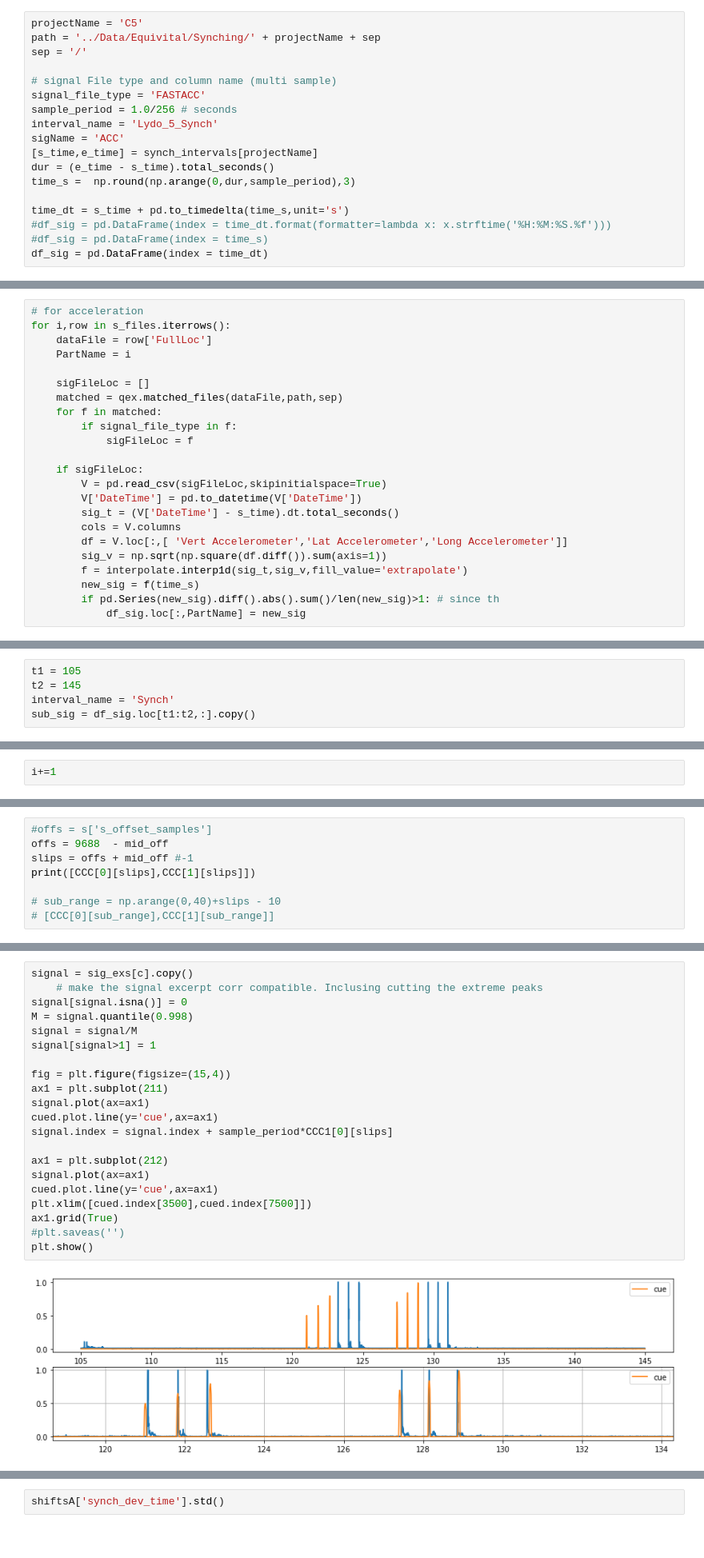
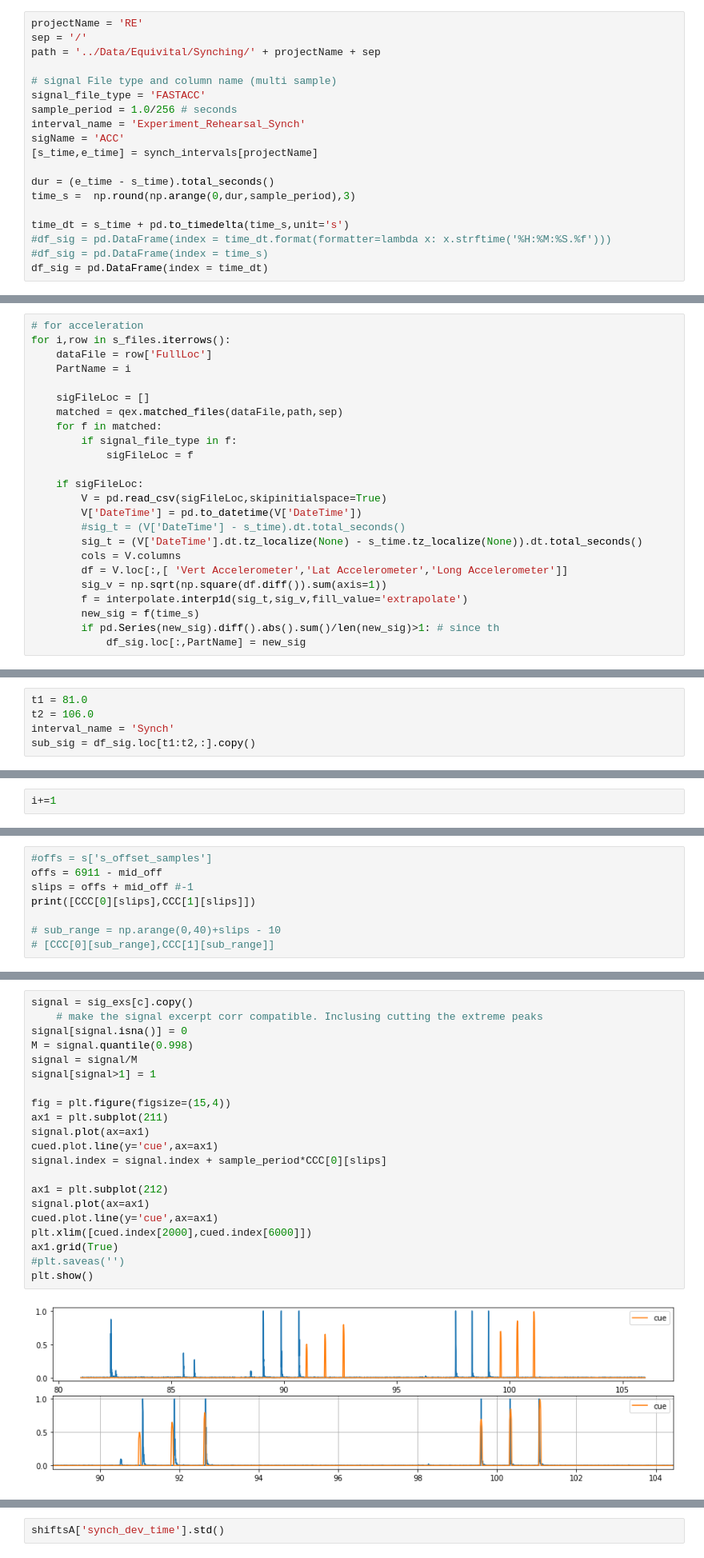
Before and after one commit to finn42/BiC_Initial_Analysis, a Jupyter notebook: Tap_aligning.ipynb, the cells around one changed output, grey strips where cells are left out. Shown at 80% size. Drawn from its saved outputs; the diff is of its cells as text.

```diff
--- a/Tap_aligning.ipynb
+++ b/Tap_aligning.ipynb
@@ -182,16 +186,17 @@ synch_times = {'RD':pd.to_datetime('2023-02-15 12:05:37.000+0100'), # 97.0
 
 This is probably the worst for participation because people couldn't hear the cue
 # %%
-projectName = 'C5'
+projectName = 'RE'
+sep = '/'
 path = '../Data/Equivital/Synching/' + projectName + sep
-sep = '/'
 
 # signal File type and column name (multi sample)
 signal_file_type = 'FASTACC'
 sample_period = 1.0/256 # seconds
-interval_name = 'Lydo_5_Synch'
+interval_name = 'Experiment_Rehearsal_Synch'
 sigName = 'ACC'
 [s_time,e_time] = synch_intervals[projectName]
+
 dur = (e_time - s_time).total_seconds()
 time_s =  np.round(np.arange(0,dur,sample_period),3)
 
@@ -229,7 +234,8 @@ for i,row in s_files.iterrows():
     if sigFileLoc:
         V = pd.read_csv(sigFileLoc,skipinitialspace=True)
         V['DateTime'] = pd.to_datetime(V['DateTime'])
-        sig_t = (V['DateTime'] - s_time).dt.total_seconds()
+        #sig_t = (V['DateTime'] - s_time).dt.total_seconds()
+        sig_t = (V['DateTime'].dt.tz_localize(None) - s_time.tz_localize(None)).dt.total_seconds()
         cols = V.columns
         df = V.loc[:,[ 'Vert Accelerometer','Lat Accelerometer','Long Accelerometer']]
         sig_v = np.sqrt(np.square(df.diff()).sum(axis=1))
@@ -254,8 +260,8 @@ e_time = data.index[-1]
 sig_t = np.round(pd.Series(data.index - s_time).dt.total_seconds(),3)
 df_sig = pd.DataFrame(index = sig_t, columns = data.columns,data = data.values)
 # %%
-t1 = 105
-t2 = 145
+t1 = 81.0
+t2 = 106.0
 interval_name = 'Synch'
 sub_sig = df_sig.loc[t1:t2,:].copy()
 # %%
@@ -413,6 +413,6 @@ pks
 # %%
 #offs = s['s_offset_samples']
-offs = 9688	 - mid_off
+offs = 6911 - mid_off
 slips = offs + mid_off #-1
 print([CCC[0][slips],CCC[1][slips]])
 
@@ -423,26 +423,26 @@ print([CCC[0][slips],CCC[1][slips]])
 # %%
 signal = sig_exs[c].copy()
     # make the signal excerpt corr compatible. Inclusing cutting the extreme peaks
 signal[signal.isna()] = 0
 M = signal.quantile(0.998)
 signal = signal/M
 signal[signal>1] = 1
 
 fig = plt.figure(figsize=(15,4))
 ax1 = plt.subplot(211)
 signal.plot(ax=ax1)
 cued.plot.line(y='cue',ax=ax1)
-signal.index = signal.index + sample_period*CCC1[0][slips]
+signal.index = signal.index + sample_period*CCC[0][slips]
 
 ax1 = plt.subplot(212)
 signal.plot(ax=ax1)
 cued.plot.line(y='cue',ax=ax1)
-plt.xlim([cued.index[3500],cued.index[7500]])
+plt.xlim([cued.index[2000],cued.index[6000]])
 ax1.grid(True)
 #plt.saveas('')
 plt.show()
 # %% [output]
-[figure, old version]
+[figure, new version]
 # %%
 #### correct record of alignment
 shift_true = slips #np.argmax(CCC1[1])
```
Also changed, not shown: parts of 27 cells of this notebook, 43 other files.
